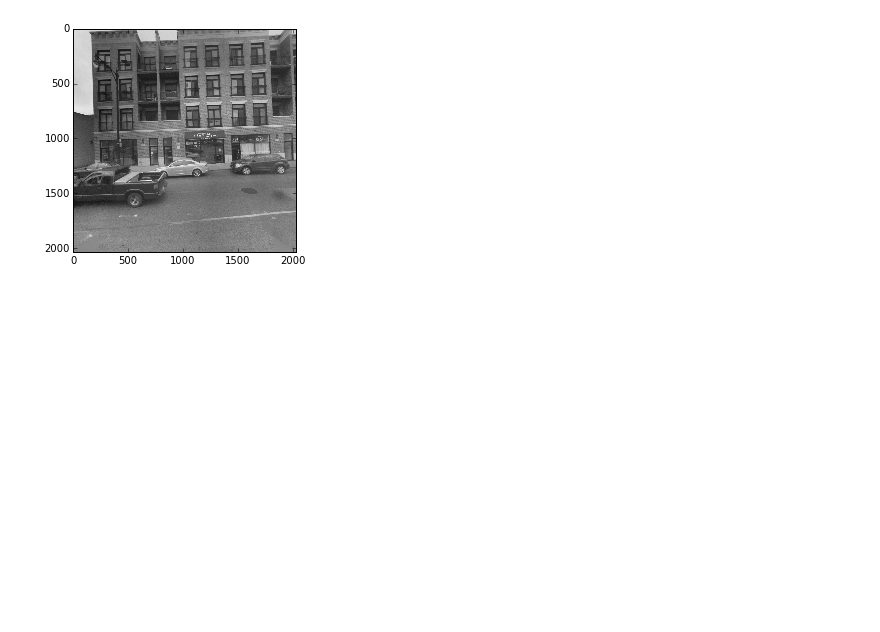
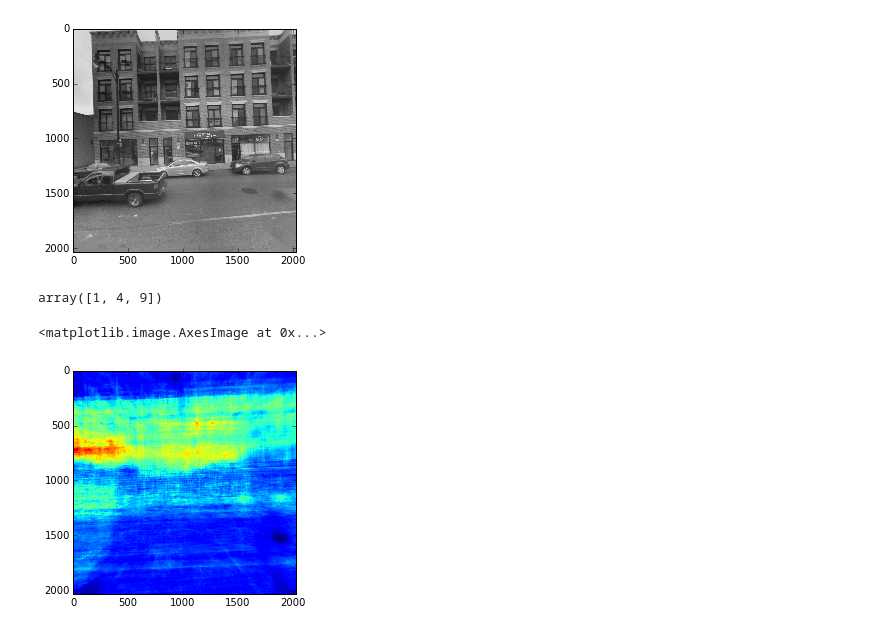
Before and after one commit to lostleaf/geo-hw2, a Jupyter notebook: Untitled.ipynb, the cells around one changed output. Saved outputs shown, nothing was run; the diff lists cells and outputs as text; code cells hidden in the pictures; blank space fills up the shorter version.

```diff
--- a/Untitled.ipynb
+++ b/Untitled.ipynb
@@ -31,3 +31,17 @@ plt.show()
 # %% [output]
 [figure]
 [figure]
+# %%
+np.array([1,2,3]) ** 2
+# %% [output]
+array([1, 4, 9])
+# %%
+variance = np.zeros_like(img_avg_gray, dtype=np.float)
+for name in file_names:
+    img = cv2.imread(name)
+    img_gray = cv2.cvtColor(img, cv2.COLOR_BGR2GRAY).astype(np.float)
+    variance += (img_gray - img_avg_gray) ** 2
+variance /= len(file_names)
+# %% [output]
+<matplotlib.image.AxesImage at 0x...>
+[figure, added]
```
Also changed, not shown: parts of 1 cell of this notebook, 1 other file.
